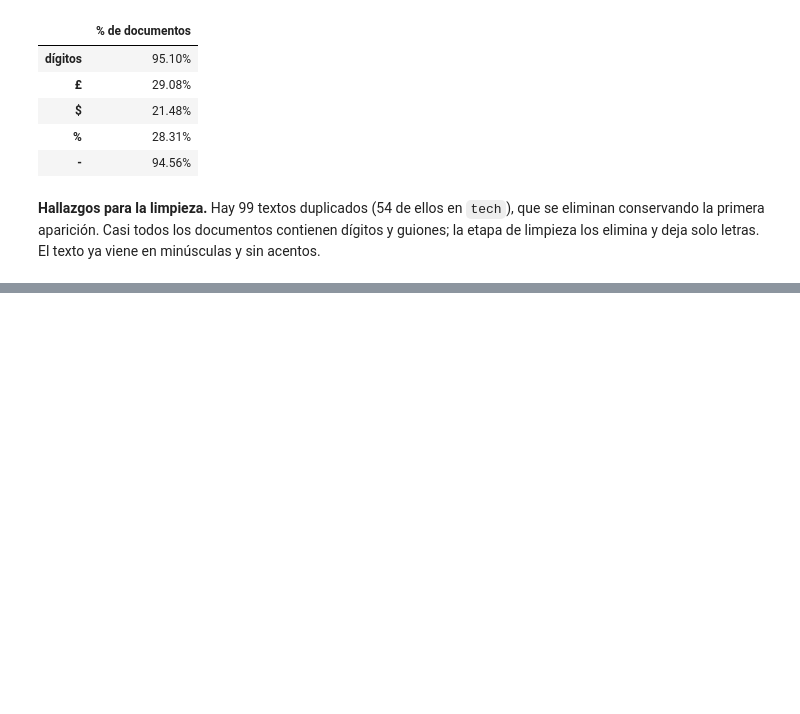
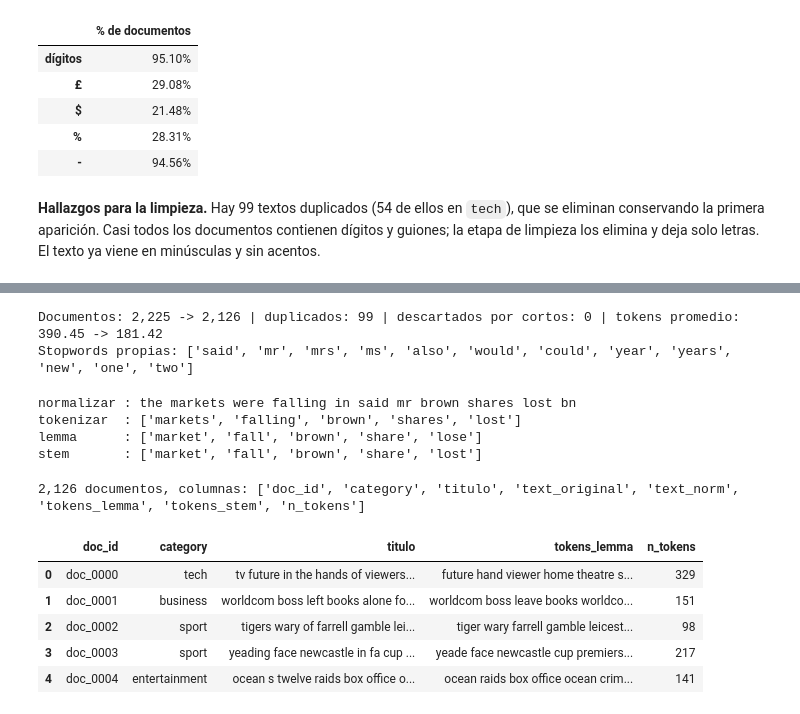
Before and after one commit to DiegoMoctezuma/Recuperaci-nInformaci-n, a Jupyter notebook: práctica.ipynb, the cells around one changed output, grey strips where cells are left out. Cells and saved outputs as stored; diff of their text form; code cells hidden in the pictures; blank space fills up the shorter version.

```diff
--- a/práctica.ipynb
+++ b/práctica.ipynb
@@ -188,0 +193,40 @@ simbolos.map('{:.2f}%'.format).to_frame()
+# %%
+from preprocesamiento import normalizar, tokenizar, preprocesar, STOPWORDS_EXTRA
+import limpieza
+
+# Cambia a True para regenerar el corpus limpio desde el CSV crudo (~35 s); el resultado es idéntico.
+REEJECUTAR_LIMPIEZA = False
+if REEJECUTAR_LIMPIEZA:
+    limpieza.main()
+
+m_limp = json.load(open('reports/limpieza.json'))
+print(f"Documentos: {m_limp['n_antes']:,} -> {m_limp['n_despues']:,} | duplicados: {m_limp['duplicados']:,} | "
+      f"descartados por cortos: {m_limp['descartados_cortos']:,} | tokens promedio: {m_limp['tokens_promedio']['antes']:,.2f} -> {m_limp['tokens_promedio']['despues']:,.2f}")
+print('Stopwords propias:', STOPWORDS_EXTRA)
+# %% [output]
+Documentos: 2,225 -> 2,126 | duplicados: 99 | descartados por cortos: 0 | tokens promedio: 390.45 -> 181.42
+Stopwords propias: ['said', 'mr', 'mrs', 'ms', 'also', 'would', 'could', 'year', 'years', 'new', 'one', 'two']
+# %%
+# La misma función sirve para una consulta o un documento nuevo
+ejemplo = 'The Markets were FALLING in 2005, said Mr Brown: shares lost £3bn!'
+print('normalizar :', normalizar(ejemplo))
+print('tokenizar  :', tokenizar(normalizar(ejemplo)))
+print('lemma      :', preprocesar(ejemplo, modo='lemma'))
+print('stem       :', preprocesar(ejemplo, modo='stem'))
+# %% [output]
+normalizar : the markets were falling in said mr brown shares lost bn
+tokenizar  : ['markets', 'falling', 'brown', 'shares', 'lost']
+lemma      : ['market', 'fall', 'brown', 'share', 'lose']
+stem       : ['market', 'fall', 'brown', 'share', 'lost']
+# %%
+corpus = pd.read_csv('data/processed/corpus_clean.csv')
+print(f'{len(corpus):,} documentos, columnas: {list(corpus.columns)}')
+corpus[['doc_id', 'category', 'titulo', 'tokens_lemma', 'n_tokens']].head()
+# %% [output]
+2,126 documentos, columnas: ['doc_id', 'category', 'titulo', 'text_original', 'text_norm', 'tokens_lemma', 'tokens_stem', 'n_tokens']
+|  | doc_id | category | titulo | tokens_lemma | n_tokens |
+| 0 | doc_0000 | tech | tv future in the hands of viewers... | future hand viewer home theatre s... | 329 |
+| 1 | doc_0001 | business | worldcom boss left books alone fo... | worldcom boss leave books worldco... | 151 |
+| 2 | doc_0002 | sport | tigers wary of farrell gamble lei... | tiger wary farrell gamble leicest... | 98 |
+| 3 | doc_0003 | sport | yeading face newcastle in fa cup ... | yeade face newcastle cup premiers... | 217 |
+| 4 | doc_0004 | entertainment | ocean s twelve raids box office o... | ocean raids box office ocean crim... | 141 |
```
Also changed, not shown: parts of 4 cells of this notebook, 8 other files.
